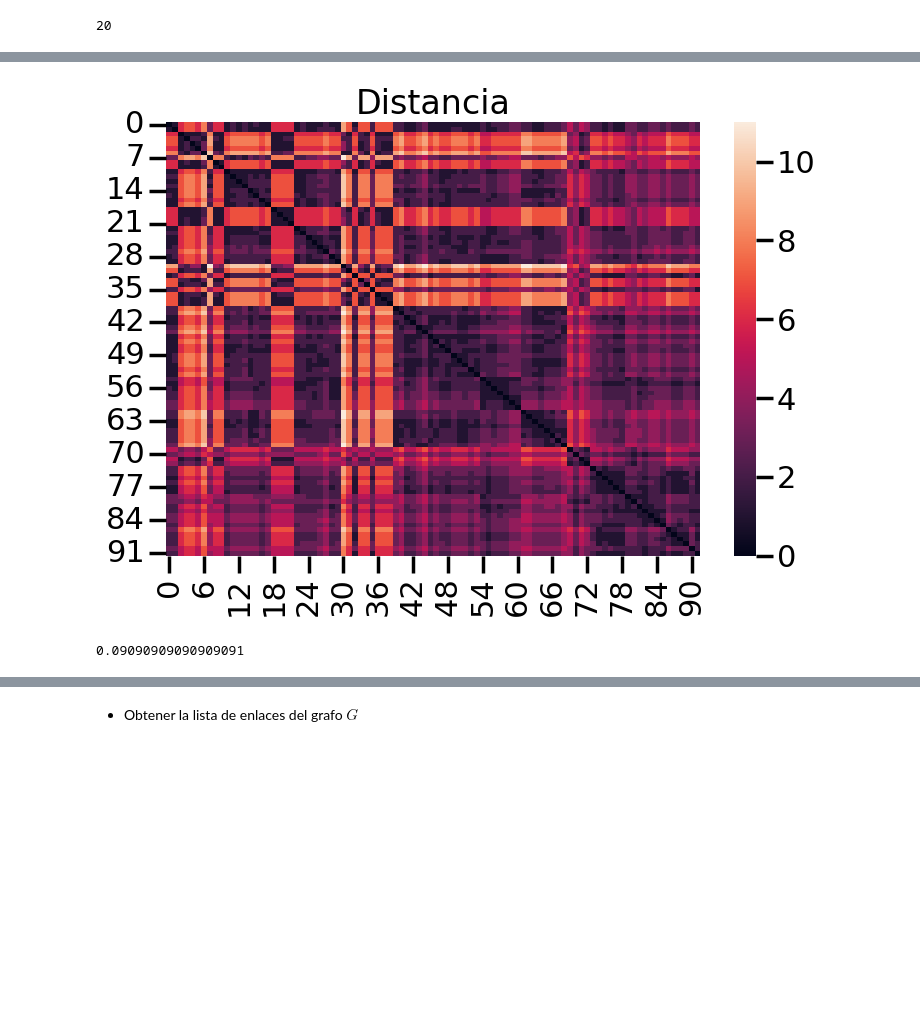
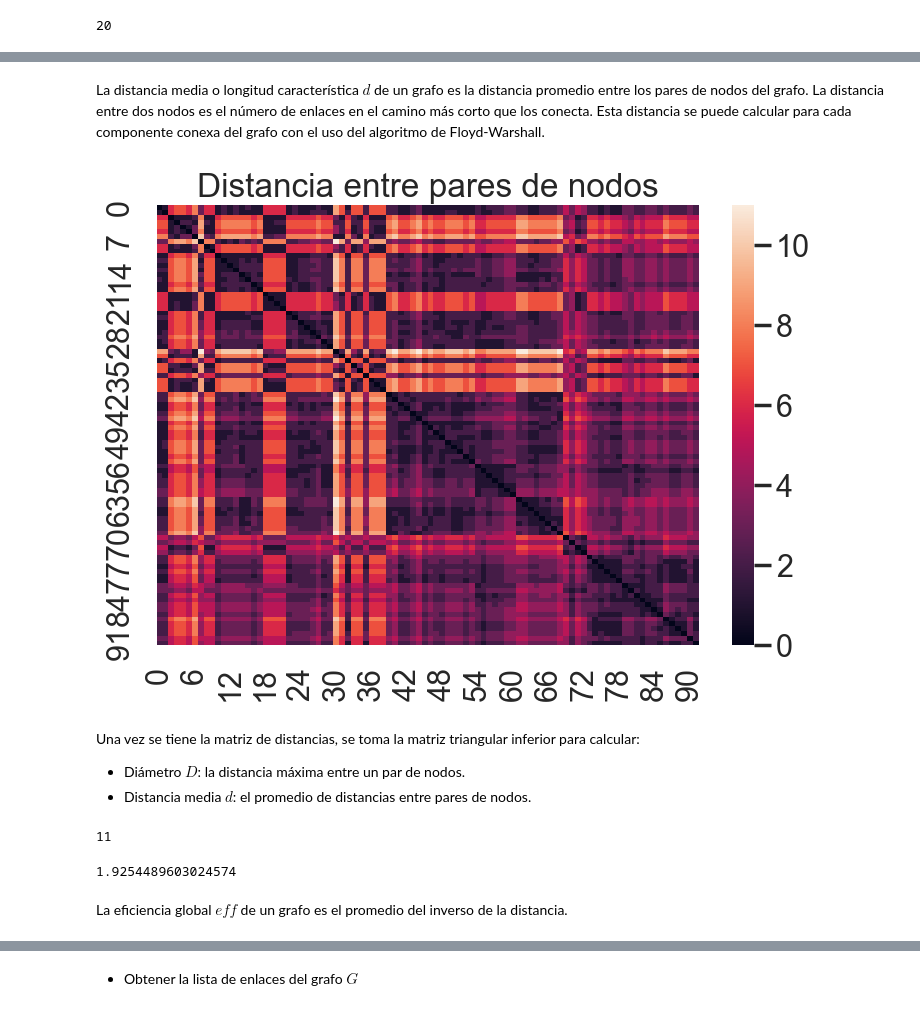
Before and after one commit to MasterUBA-DM-KD/DM_CyT, a Jupyter notebook: TP/Pre_TP2/Solution.ipynb, the cells around one changed output, grey strips where cells are left out. Drawn from its saved outputs; the diff is of its cells as text; code cells hidden in the pictures; blank space fills up the shorter version.

```diff
--- a/TP/Pre_TP2/Solution.ipynb
+++ b/TP/Pre_TP2/Solution.ipynb
@@ -154,6 +182,6 @@ En este caso se analiza la mayor componente conexa del grafo $G$.
 # %% [markdown]
 - Calcular $d$ para cada componente conectado de $G$. Calcular la eficiencia global $eff$ del grafo $G$.
 # %%
-G_connected = (G.subgraph(c) for c in nx.connected_components(G))
-G_connected = list(G_connected)
+G_connected_list = (G.subgraph(c) for c in nx.connected_components(G))
+G_connected_list = list(G_connected_list)
 # %%
@@ -180,17 +191,35 @@ plt.show()
 # %%
-G_connected = G_connected[0]
+G_connected = G_connected_list[0]
+# %% [markdown]
+La distancia media o longitud característica $d$ de un grafo es la distancia promedio entre los pares de nodos del grafo. La distancia entre dos nodos es el número de enlaces en el camino más corto que los conecta. Esta distancia se puede calcular para cada componente conexa del grafo con el uso del algoritmo de Floyd-Warshall.
 # %%
 distance = nx.floyd_warshall_numpy(G_connected)
 
-plt.figure(figsize=(8,6))
+fig = plt.figure(figsize=(8,6))
 
 sns.heatmap(distance)
-plt.title('Distancia')
+plt.title('Distancia entre pares de nodos')
 plt.tight_layout()
 plt.show()
+
+fig.savefig("static/distance.png", bbox_inches='tight', transparent=True)
 # %% [output]
-[figure, old version]
+[figure, new version]
+# %% [markdown]
+Una vez se tiene la matriz de distancias, se toma la matriz triangular inferior para calcular:
+- Diámetro $D$: la distancia máxima entre un par de nodos.
+- Distancia media $d$: el promedio de distancias entre pares de nodos.
+# %%
+diameter = nx.diameter(G_connected)
+print(diameter)
+# %% [output]
+11
+# %%
+d = np.mean(np.tril(distance))
+print(d)
+# %% [output]
+1.9254489603024574
 # %%
-1/np.max(np.tril(distance))
+assert np.max(np.tril(distance)) == nx.diameter(G_connected)
-# %% [output]
-0.09090909090909091
+# %% [markdown]
+La eficiencia global $eff$ de un grafo es el promedio del inverso de la distancia.
```
Also changed, not shown: parts of 52 cells of this notebook, 15 other files.
